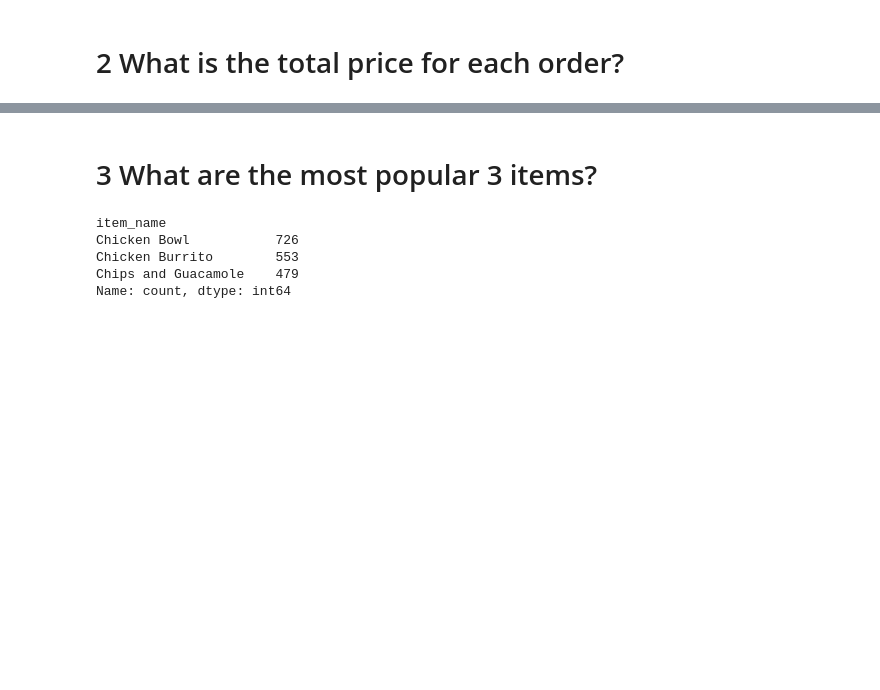
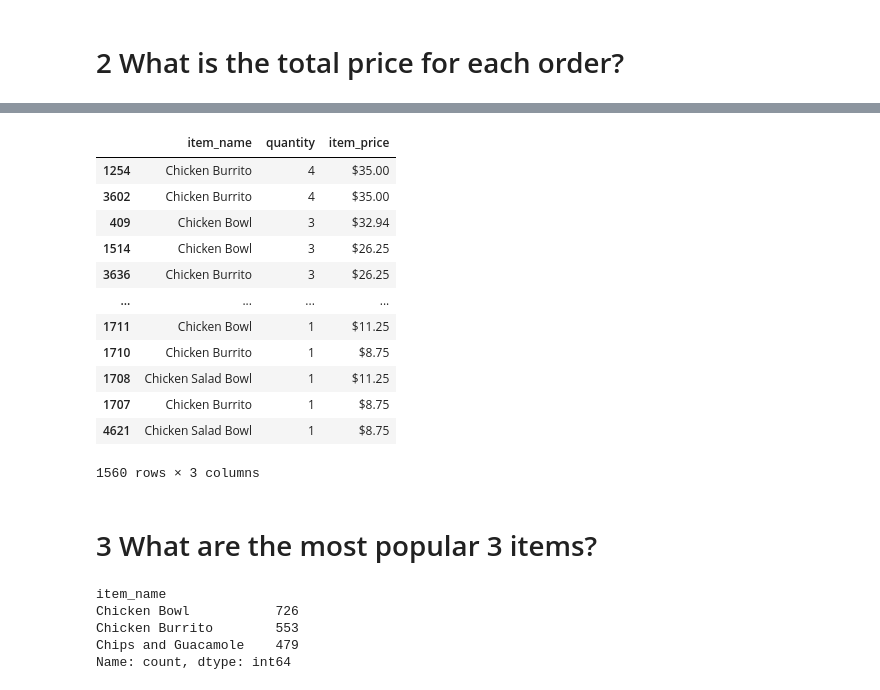
Before and after one commit to Ramiro-Lopez/numpy-pandas-visualization-exercises, a Jupyter notebook: advanced_dataframes.ipynb, the cells around one changed output, grey strips where cells are left out. Drawn from its saved outputs; the diff is of its cells as text; code cells hidden in the pictures; blank space fills up the shorter version.

```diff
--- a/advanced_dataframes.ipynb
+++ b/advanced_dataframes.ipynb
@@ -514,8 +514,2 @@ chipotle_df.sample(12)
 # %% [markdown]
 # 2 What is the total price for each order?
-# %%
-chipotle_df['total_price'] = (chipotle_df.quantity) * (chipotle_df.item_price)
-chipotle_df.sample(8)
-chipotle_df.sample(8)
-# DROP THIS
-# item price is
@@ -532,3 +516,20 @@ chipotle_df.sample(8)
+# %%
+chipotle_df['total_price'] = chipotle_df.item_price
+chipotle_df[chipotle_df.item_name.str.contains('Chick')].sort_values(by='quantity', ascending=False)[['item_name','quantity', 'item_price']]
+# %% [output]
+|  | item_name | quantity | item_price |
+| 1254 | Chicken Burrito | 4 | $35.00 |
+| 3602 | Chicken Burrito | 4 | $35.00 |
+| 409 | Chicken Bowl | 3 | $32.94 |
+| 1514 | Chicken Bowl | 3 | $26.25 |
+| 3636 | Chicken Burrito | 3 | $26.25 |
+| ... | ... | ... | ... |
+| 1711 | Chicken Bowl | 1 | $11.25 |
+| 1710 | Chicken Burrito | 1 | $8.75 |
+| 1708 | Chicken Salad Bowl | 1 | $11.25 |
+| 1707 | Chicken Burrito | 1 | $8.75 |
+| 4621 | Chicken Salad Bowl | 1 | $8.75 |
+1560 rows × 3 columns
 # %% [markdown]
 # 3 What are the most popular 3 items?
 # %%
```
Also changed, not shown: parts of 8 cells of this notebook.
